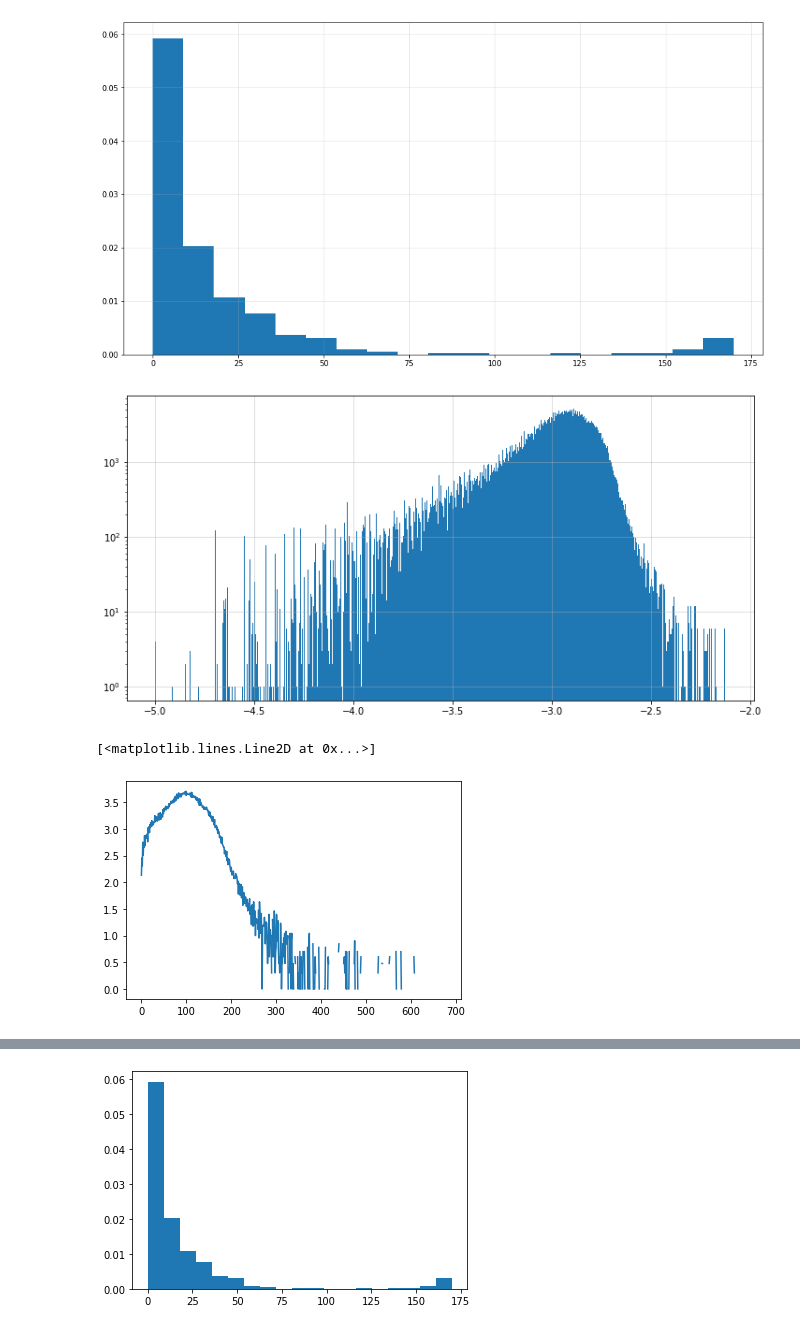
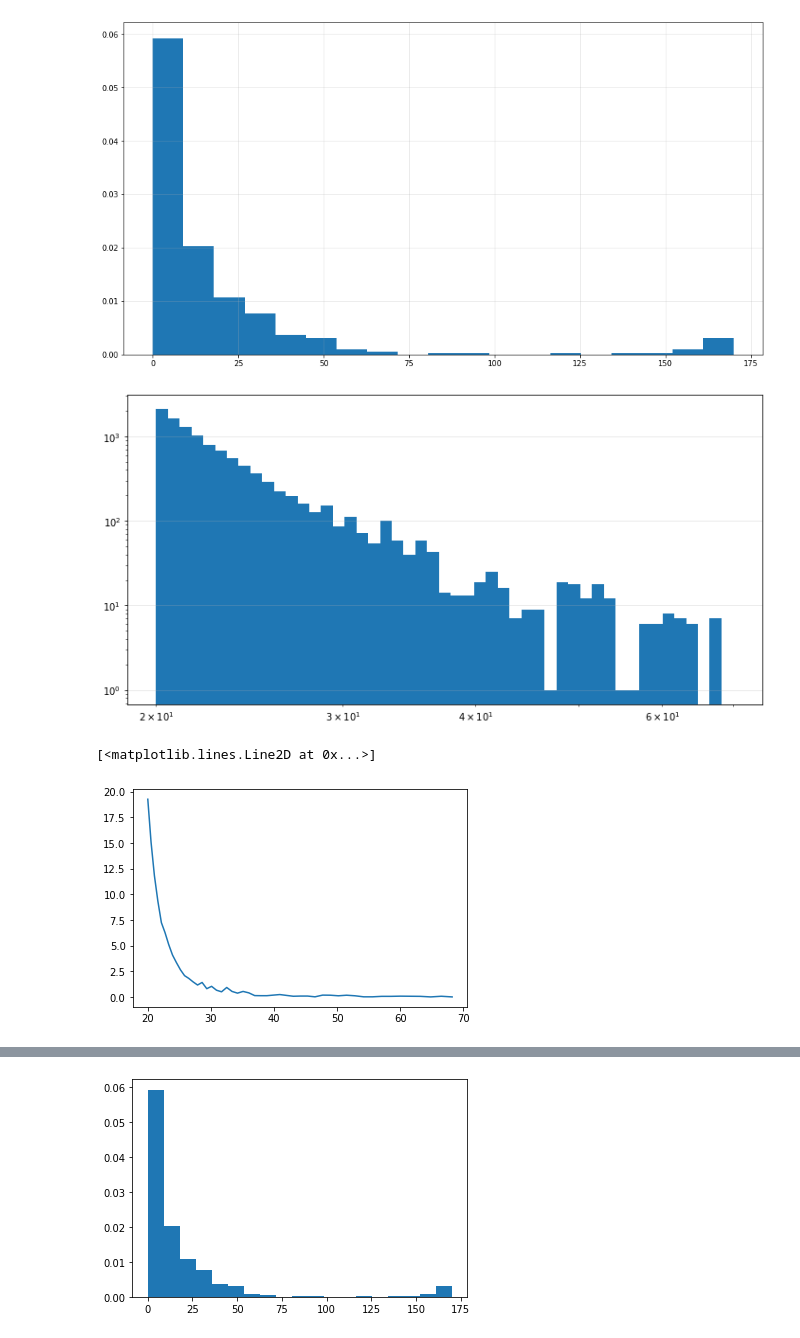
Before and after one commit to sazio/Transients, a Jupyter notebook: Python/Trajectories&Levy.ipynb, the cells around one changed output, grey strips where cells are left out. Drawn from its saved outputs; the diff is of its cells as text; code cells hidden in the pictures.

```diff
--- a/Python/Trajectories&Levy.ipynb
+++ b/Python/Trajectories&Levy.ipynb
@@ -100,9 +121,18 @@ counts, bins, bars =  plt.hist(early_curv, bins = int(np.sqrt(early_curv.shape[0
 plt.grid(alpha = 0.3)
 # %% [output]
 [figure]
+# %%
+l_0 = 0.0013
+n_trials = 19
+early_steps = early_steps*10000#[early_steps > l_0]*10000
 # %%
 plt.figure(figsize = (12,6))
-counts, bins, bars = plt.hist(np.log10(early_steps), bins = int(np.sqrt(early_steps.shape[0])), log = True)
-plt.grid(alpha = 0.5)
+
+#
+counts, bins, bars = plt.hist(early_steps,bins=np.logspace(np.log10(20),np.log10(70), 50), log = True)#int(np.sqrt(early_steps.shape[0])))
+#counts, bins, bars = plt.hist(np.log10(early_steps), bins = int(np.sqrt(early_steps.shape[0])), log = True)
+plt.gca().set_xscale("log")
+plt.grid(alpha = 0.3)
+#plt.savefig("distrib_early.png")
 # %% [output]
-[figure, old version]
+[figure, new version]
@@ -109,5 +144,5 @@ plt.grid(alpha = 0.5)
 # %%
-plt.plot(np.log10(counts))
+plt.plot(bins[:-1], counts)
 # %% [output]
 [<matplotlib.lines.Line2D at 0x...>]
-[figure, old version]
+[figure, new version]
```
Also changed, not shown: parts of 17 cells of this notebook.
